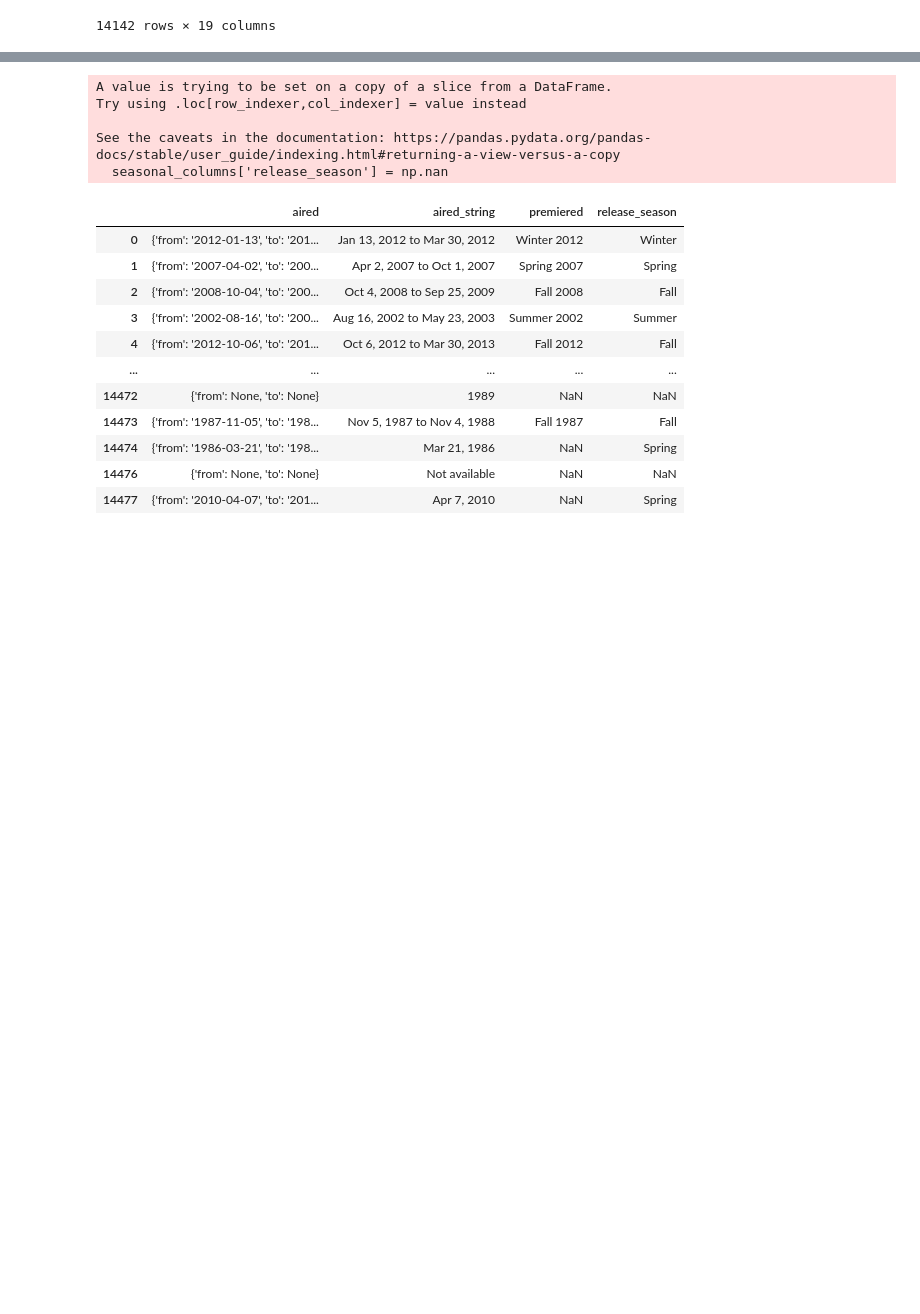
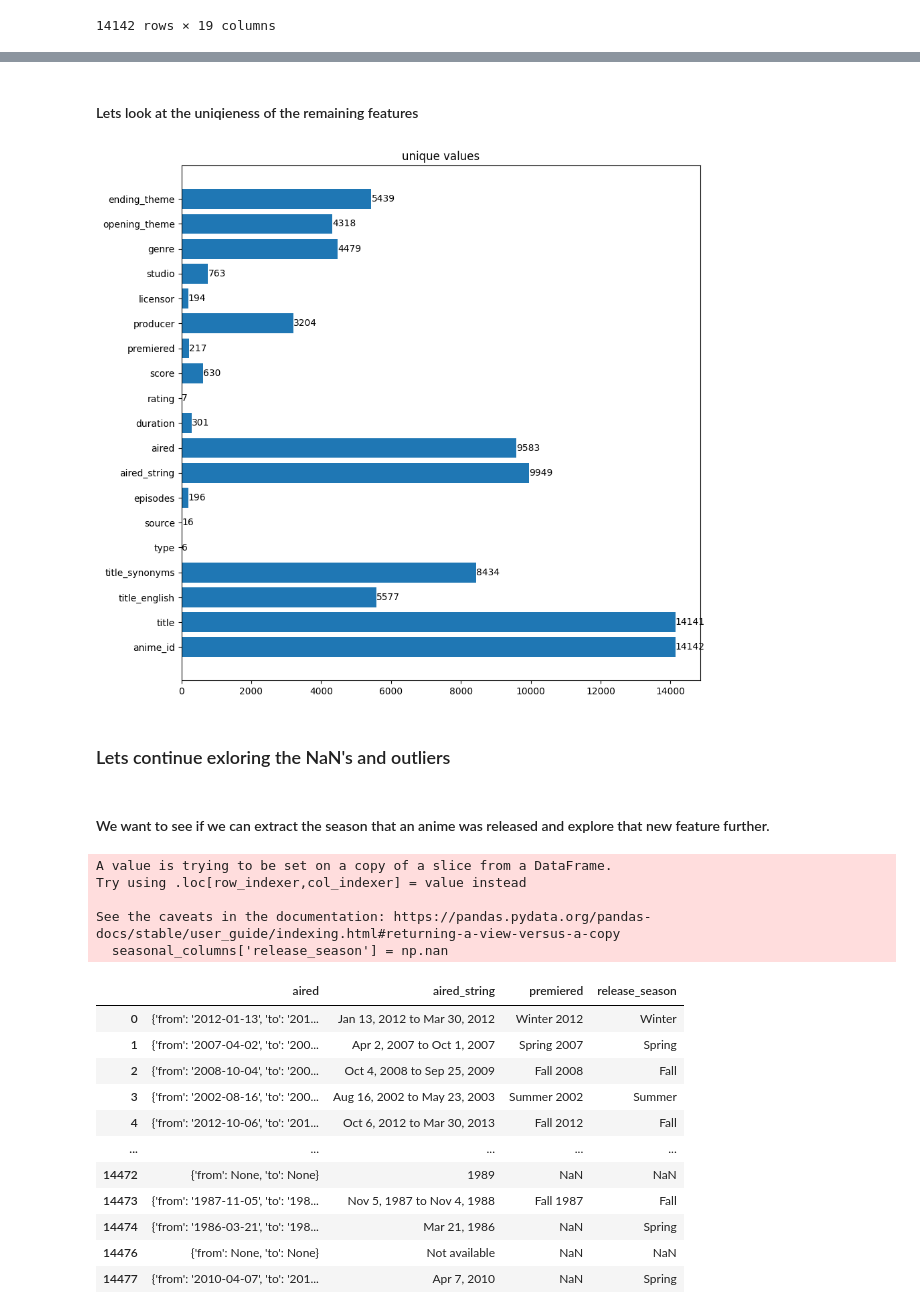
Before and after one commit to ymersod/MAL_Project, a Jupyter notebook: SimonSDataAnalyse.ipynb, the cells around one changed output, grey strips where cells are left out. Cells and saved outputs as stored; diff of their text form; code cells hidden in the pictures; blank space fills up the shorter version.

```diff
--- a/SimonSDataAnalyse.ipynb
+++ b/SimonSDataAnalyse.ipynb
@@ -74,3 +107,20 @@ Now i want to fix the issue with missing season release. I want to fill in as ma
+# %% [markdown]
+#### Lets look at the uniqieness of the remaining features
+# %%
+uniqueCount = df_simple_removel.nunique(dropna=False)
+
+plt.figure(figsize = (10,10))
+plt.title('unique values')
+uCount = plt.barh(uniqueCount.index, uniqueCount.values.flat, align = 'center')
+plt.bar_label(uCount, uniqueCount.values.flat)
+plt.show()
+#Almost all the features has a lot of unique values - this would make it hard to one-hot-encode them as it would increase the dimensionality to an absurd amount.
+# %% [output]
+[figure, added]
+# %% [markdown]
+### Lets continue exloring the NaN's and outliers
+# %% [markdown]
+#### We want to see if we can extract the season that an anime was released and explore that new feature further.
 # %%
 month_to_season = {
     'Jan': 'Winter',
```
Also changed, not shown: parts of 23 cells of this notebook, 1 other file.
